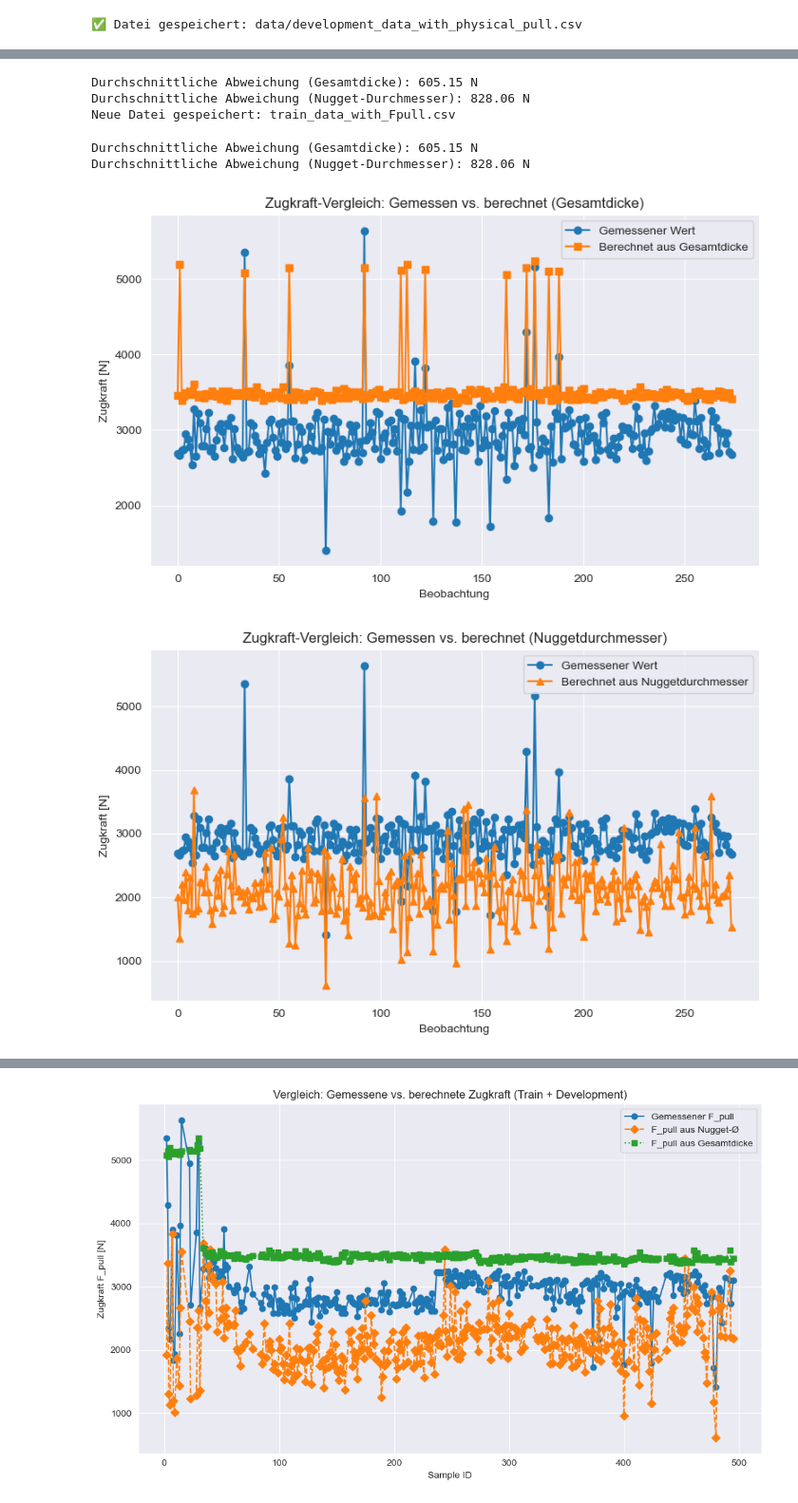
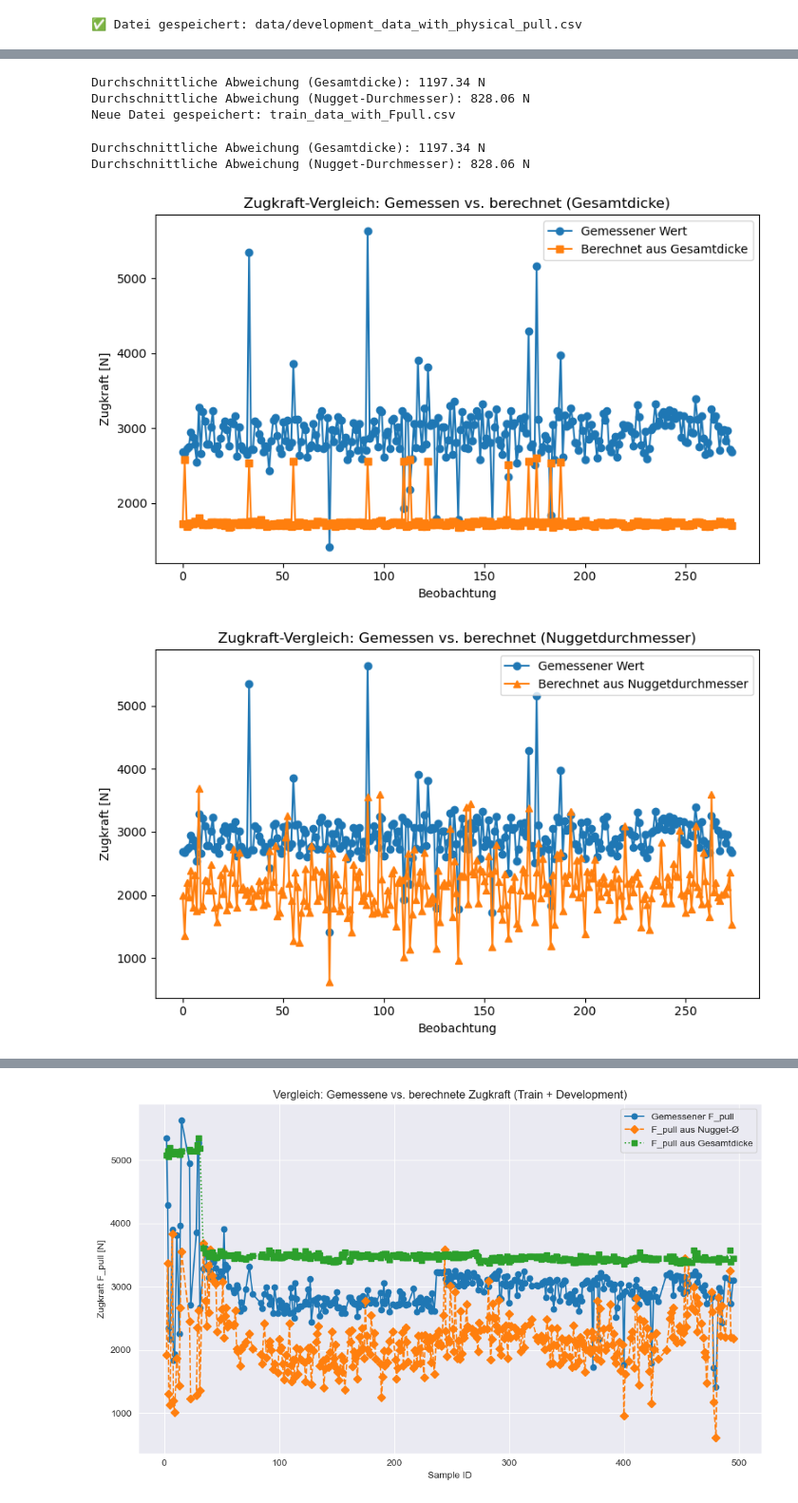
Before and after one commit to SamuelRusch/tabpfn-industrial-eval, a Jupyter notebook: calculating_Fpull.ipynb, the cells around one changed output, grey strips where cells are left out. Shown at 95% size. Cells and saved outputs as stored; diff of their text form; code cells hidden in the pictures.

Commit message:
changed calculation to mininum thickness instead of sum

```diff
--- a/calculating_Fpull.ipynb
+++ b/calculating_Fpull.ipynb
@@ -114,8 +122,10 @@ tau = 219  # in N/mm²
 # Daten laden
 df = pd.read_csv("data/train_data.csv")
 
+df["Thickness_min (mm)"] = df[["Thickness A (mm)", "Thickness B (mm)"]].min(axis=1)
+
 # Berechnung basierend auf Gesamtdicke (Thickness A+B)
-df["F_pull_thickness"] = (np.pi / 4) * (4 * np.sqrt(df["Thickness A+B (mm)"]))**2 * tau
+df["F_pull_thickness"] = (np.pi / 4) * (4 * np.sqrt(df["Thickness_min (mm)"]))**2 * tau
 
 # Berechnung basierend auf NuggetDiameter
 df["F_pull_nugget"] = (np.pi / 4) * df["NuggetDiameter (mm)"]**2 * tau
@@ -135,7 +145,7 @@ print(f"Durchschnittliche Abweichung (Nugget-Durchmesser): {mean_abs_error_nugge
 df.to_csv("train_data_with_Fpull.csv", index=False)
 print("Neue Datei gespeichert: train_data_with_Fpull.csv")
 # %% [output]
-Durchschnittliche Abweichung (Gesamtdicke): 605.15 N
+Durchschnittliche Abweichung (Gesamtdicke): 1197.34 N
 Durchschnittliche Abweichung (Nugget-Durchmesser): 828.06 N
 Neue Datei gespeichert: train_data_with_Fpull.csv
 # %%
@@ -149,8 +159,10 @@ tau = 219  # in N/mm²
 # Daten laden
 df = pd.read_csv("data/train_data.csv")
 
+df["Thickness_min (mm)"] = df[["Thickness A (mm)", "Thickness B (mm)"]].min(axis=1)
+
 # Berechnung basierend auf Gesamtdicke (Thickness A+B)
-df["F_pull_thickness"] = (np.pi / 4) * (4 * np.sqrt(df["Thickness A+B (mm)"]))**2 * tau
+df["F_pull_thickness"] = (np.pi / 4) * (4 * np.sqrt(df["Thickness_min (mm)"]))**2 * tau
 
 # Berechnung basierend auf NuggetDiameter
 df["F_pull_nugget"] = (np.pi / 4) * df["NuggetDiameter (mm)"]**2 * tau
@@ -167,36 +179,36 @@ print(f"Durchschnittliche Abweichung (Gesamtdicke): {mean_abs_error_thickness:.2
 print(f"Durchschnittliche Abweichung (Nugget-Durchmesser): {mean_abs_error_nugget:.2f} N")
 
 # Ergebnisse speichern
 df.to_csv("train_data_with_Fpull.csv", index=False)
 
 # Plot 1: F_pull (Thickness) vs PullTest
 plt.figure(figsize=(8, 5))
 plt.plot(df["PullTest (N)"], label="Gemessener Wert", marker="o")
 plt.plot(df["F_pull_thickness"], label="Berechnet aus Gesamtdicke", marker="s")
 plt.xlabel("Beobachtung")
 plt.ylabel("Zugkraft [N]")
 plt.title("Zugkraft-Vergleich: Gemessen vs. berechnet (Gesamtdicke)")
 plt.legend()
 plt.tight_layout()
 plt.savefig("vergleich_thickness.png")
 plt.show()
 
 # Plot 2: F_pull (Nugget) vs PullTest
 plt.figure(figsize=(8, 5))
 plt.plot(df["PullTest (N)"], label="Gemessener Wert", marker="o")
 plt.plot(df["F_pull_nugget"], label="Berechnet aus Nuggetdurchmesser", marker="^")
 plt.xlabel("Beobachtung")
 plt.ylabel("Zugkraft [N]")
 plt.title("Zugkraft-Vergleich: Gemessen vs. berechnet (Nuggetdurchmesser)")
 plt.legend()
 plt.tight_layout()
 plt.savefig("vergleich_nugget.png")
 plt.show()
 # %% [output]
-Durchschnittliche Abweichung (Gesamtdicke): 605.15 N
+Durchschnittliche Abweichung (Gesamtdicke): 1197.34 N
 Durchschnittliche Abweichung (Nugget-Durchmesser): 828.06 N
-[figure, old version]
+[figure, new version]
-[figure, old version]
+[figure, new version]
 # %%
 import pandas as pd
 import numpy as np
```
Also changed, not shown: parts of 9 cells of this notebook, 12 other files.
